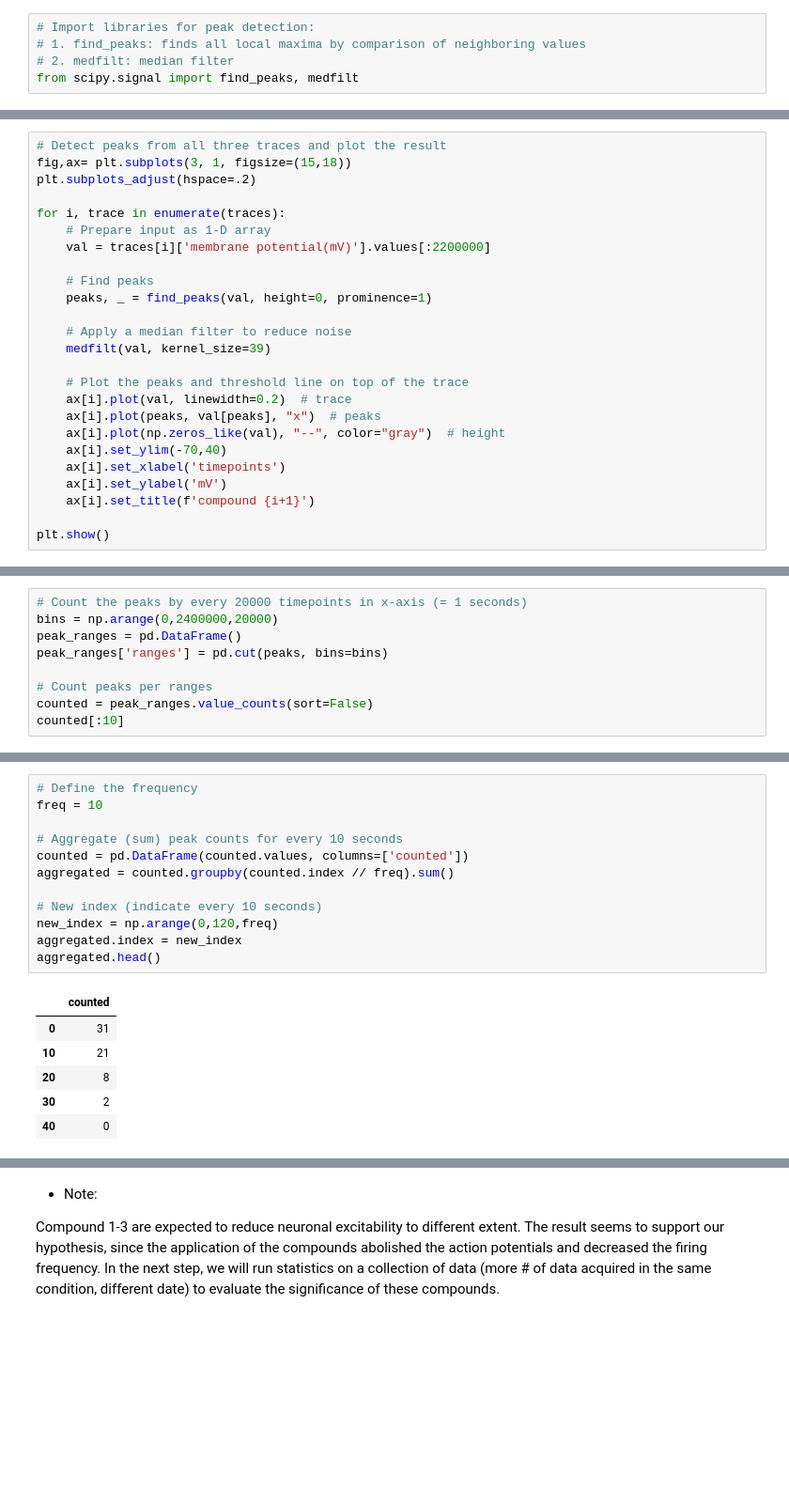
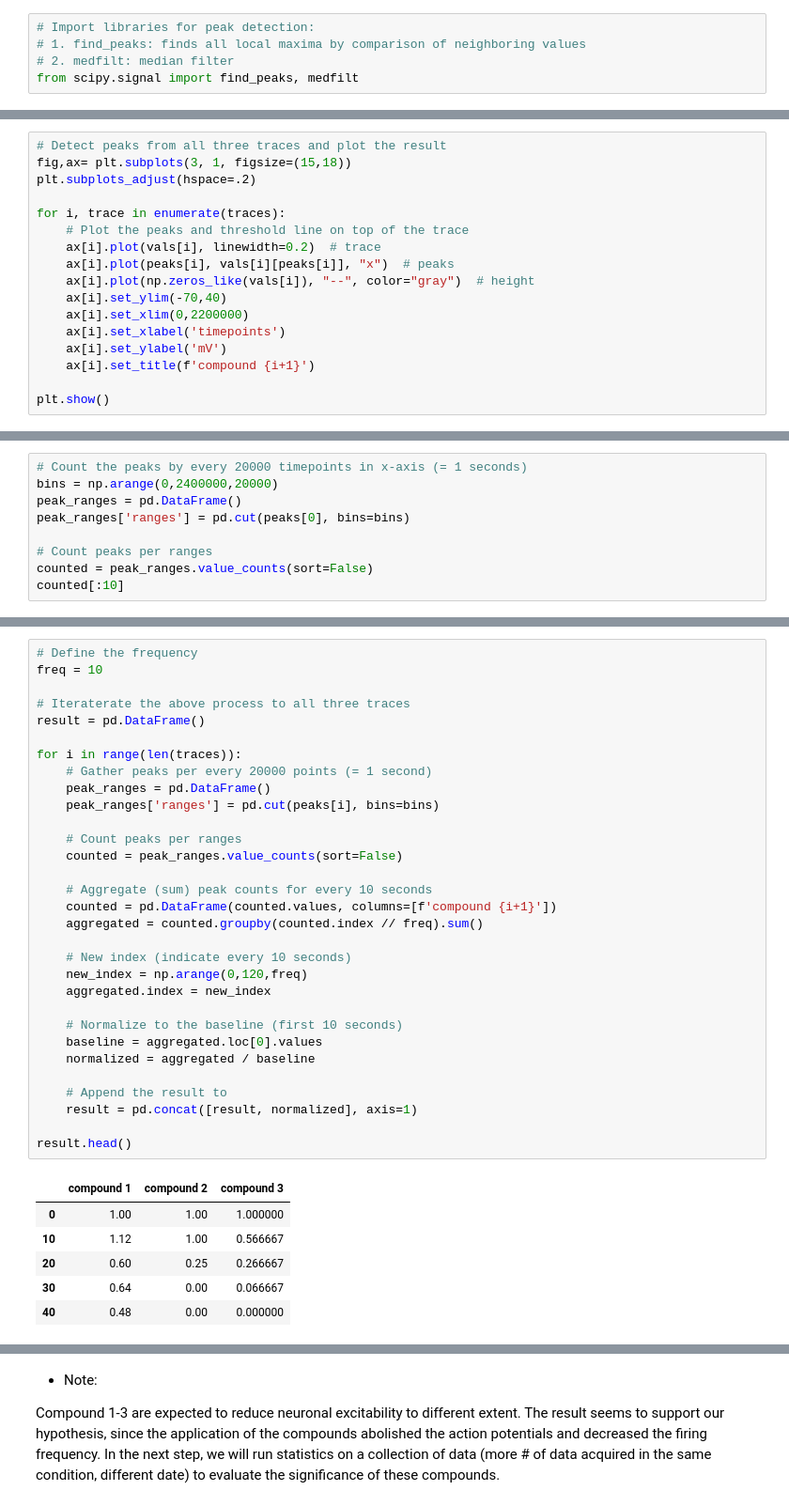
Before and after one commit to soyhyoj/PGlab, a Jupyter notebook: Electrophysiology data analysis/Electrophysiology data analysis.ipynb, the cells around one changed output, grey strips where cells are left out. Shown: that part at 94% size. Drawn from its saved outputs; the diff is of its cells as text; blank space fills up the shorter version.

```diff
--- a/Electrophysiology data analysis/Electrophysiology data analysis.ipynb
+++ b/Electrophysiology data analysis/Electrophysiology data analysis.ipynb
@@ -131,20 +151,12 @@ fig,ax= plt.subplots(3, 1, figsize=(15,18))
 plt.subplots_adjust(hspace=.2)
 
 for i, trace in enumerate(traces):
-    # Prepare input as 1-D array
-    val = traces[i]['membrane potential(mV)'].values[:2200000]
-
-    # Find peaks
-    peaks, _ = find_peaks(val, height=0, prominence=1)
-
-    # Apply a median filter to reduce noise
-    medfilt(val, kernel_size=39)
-
     # Plot the peaks and threshold line on top of the trace
-    ax[i].plot(val, linewidth=0.2)  # trace
-    ax[i].plot(peaks, val[peaks], "x")  # peaks
-    ax[i].plot(np.zeros_like(val), "--", color="gray")  # height
+    ax[i].plot(vals[i], linewidth=0.2)  # trace
+    ax[i].plot(peaks[i], vals[i][peaks[i]], "x")  # peaks
+    ax[i].plot(np.zeros_like(vals[i]), "--", color="gray")  # height
     ax[i].set_ylim(-70,40)
+    ax[i].set_xlim(0,2200000)
     ax[i].set_xlabel('timepoints')
     ax[i].set_ylabel('mV')
     ax[i].set_title(f'compound {i+1}')
@@ -156,7 +168,7 @@ plt.show()
 # Count the peaks by every 20000 timepoints in x-axis (= 1 seconds)
 bins = np.arange(0,2400000,20000)
 peak_ranges = pd.DataFrame()
-peak_ranges['ranges'] = pd.cut(peaks, bins=bins)
+peak_ranges['ranges'] = pd.cut(peaks[0], bins=bins)
 
 # Count peaks per ranges
 counted = peak_ranges.value_counts(sort=False)
@@ -177,19 +189,38 @@ dtype: int64
 # %%
 # Define the frequency
 freq = 10
 
-# Aggregate (sum) peak counts for every 10 seconds
-counted = pd.DataFrame(counted.values, columns=['counted'])
-aggregated = counted.groupby(counted.index // freq).sum()
+# Iteraterate the above process to all three traces
+result = pd.DataFrame()
 
-# New index (indicate every 10 seconds)
-new_index = np.arange(0,120,freq)
-aggregated.index = new_index
-aggregated.head()
+for i in range(len(traces)):
+    # Gather peaks per every 20000 points (= 1 second)
+    peak_ranges = pd.DataFrame()
+    peak_ranges['ranges'] = pd.cut(peaks[i], bins=bins)
+
+    # Count peaks per ranges
+    counted = peak_ranges.value_counts(sort=False)
+
+    # Aggregate (sum) peak counts for every 10 seconds
+    counted = pd.DataFrame(counted.values, columns=[f'compound {i+1}'])
+    aggregated = counted.groupby(counted.index // freq).sum()
+
+    # New index (indicate every 10 seconds)
+    new_index = np.arange(0,120,freq)
+    aggregated.index = new_index
+
+    # Normalize to the baseline (first 10 seconds)
+    baseline = aggregated.loc[0].values
+    normalized = aggregated / baseline
+
+    # Append the result to
+    result = pd.concat([result, normalized], axis=1)
+
+result.head()
 # %% [output]
-|  | counted |
-| 0 | 31 |
-| 10 | 21 |
-| 20 | 8 |
-| 30 | 2 |
-| 40 | 0 |
+|  | compound 1 | compound 2 | compound 3 |
+| 0 | 1.00 | 1.00 | 1.000000 |
+| 10 | 1.12 | 1.00 | 0.566667 |
+| 20 | 0.60 | 0.25 | 0.266667 |
+| 30 | 0.64 | 0.00 | 0.066667 |
+| 40 | 0.48 | 0.00 | 0.000000 |
```
Also changed, not shown: parts of 21 cells of this notebook.
